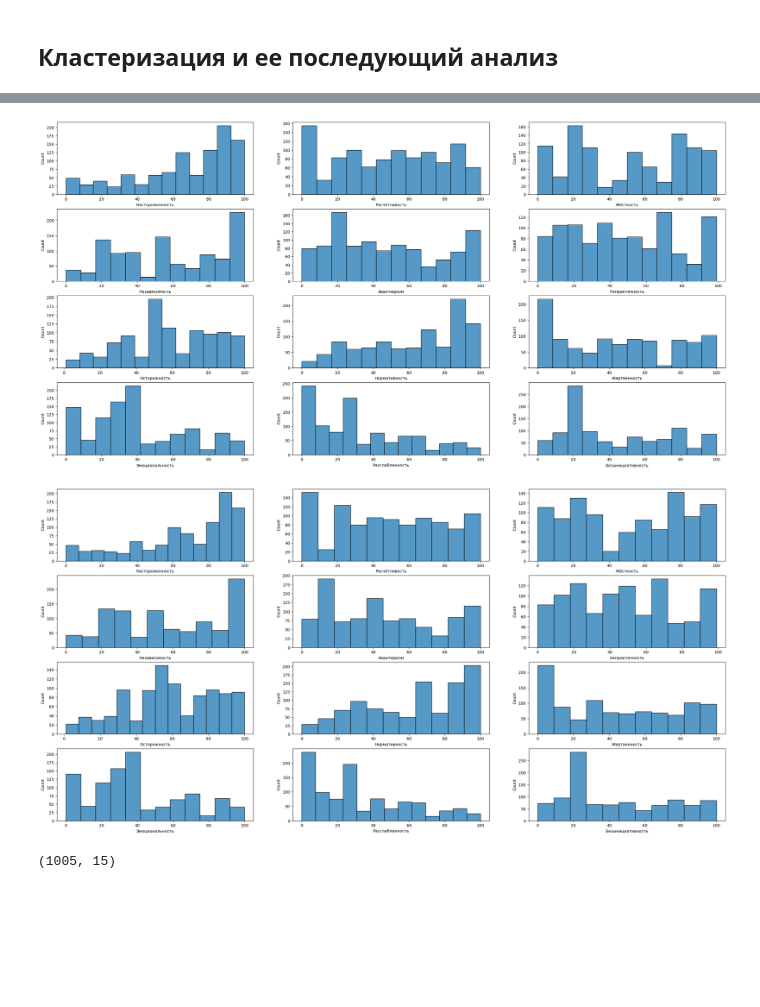
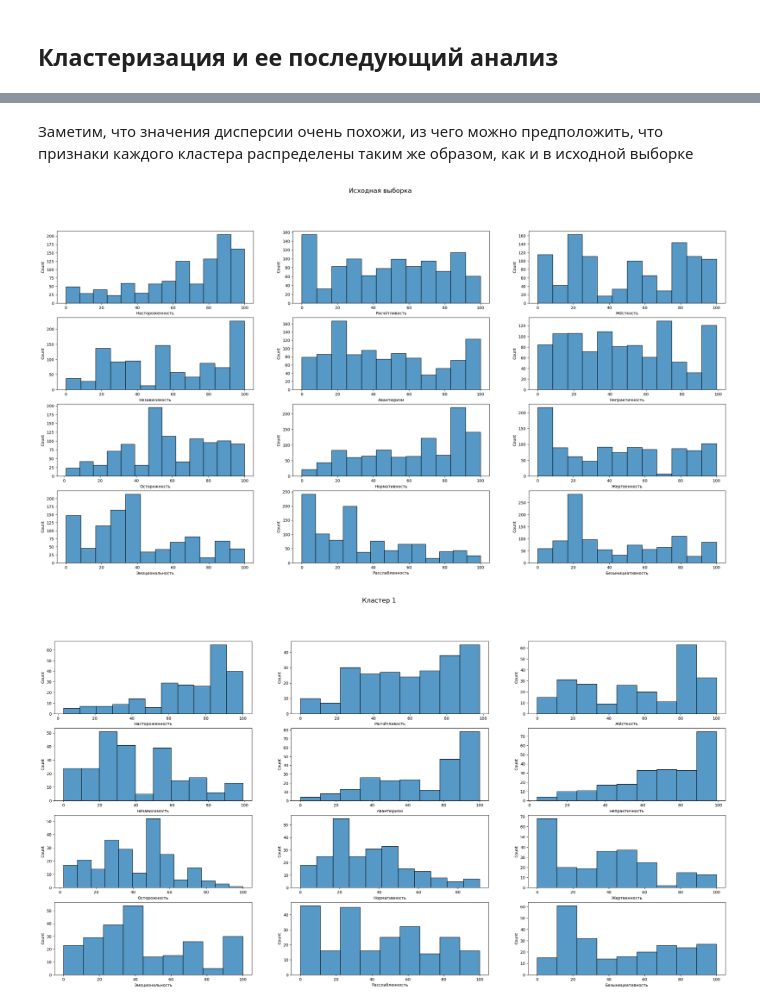
Before and after one commit to tooyoungforthis/expert_judgement, a Jupyter notebook: main.ipynb, the cells around one changed output, grey strips where cells are left out. Saved outputs shown, nothing was run; the diff lists cells and outputs as text; code cells hidden in the pictures; blank space fills up the shorter version.

```diff
--- a/main.ipynb
+++ b/main.ipynb
@@ -349,22 +351,22 @@ for column in columns:
+# %% [markdown]
+Заметим, что значения дисперсии очень похожи, из чего можно предположить, что признаки каждого кластера распределены таким же образом, как и в исходной выборке
 # %%
 fig, ax = plt.subplots(4, 3, figsize=(30, 15))
+fig.suptitle('Исходная выборка', fontsize=16)
 h = 0
 for i in range(4):
     for j in range(3):
         sns.histplot(ax=ax[i][j], data=df, x=columns[h])
         h += 1
 # %% [output]
-[figure, old version]
+[figure, new version]
 # %%
 fig, ax = plt.subplots(4, 3, figsize=(30, 15))
+fig.suptitle('Кластер 1', fontsize=16)
 h = 0
 for i in range(4):
     for j in range(3):
         sns.histplot(ax=ax[i][j], data=clusterd_df[0], x=columns[h])
         h += 1
 # %% [output]
-[figure, old version]
+[figure, new version]
-# %%
-clusterd_df[0].shape
-# %% [output]
-(1005, 15)
```
Also changed, not shown: parts of 25 cells of this notebook, 1 other file.
